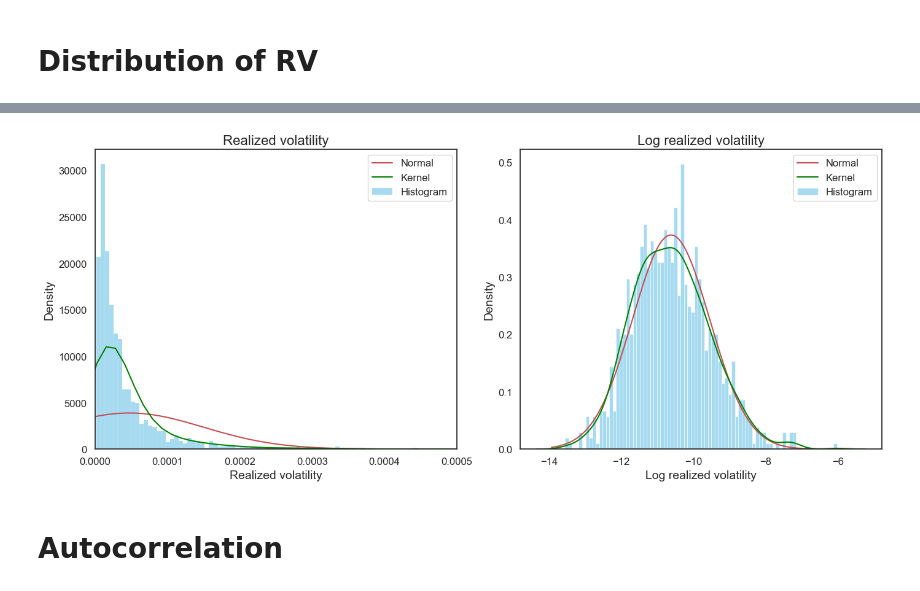
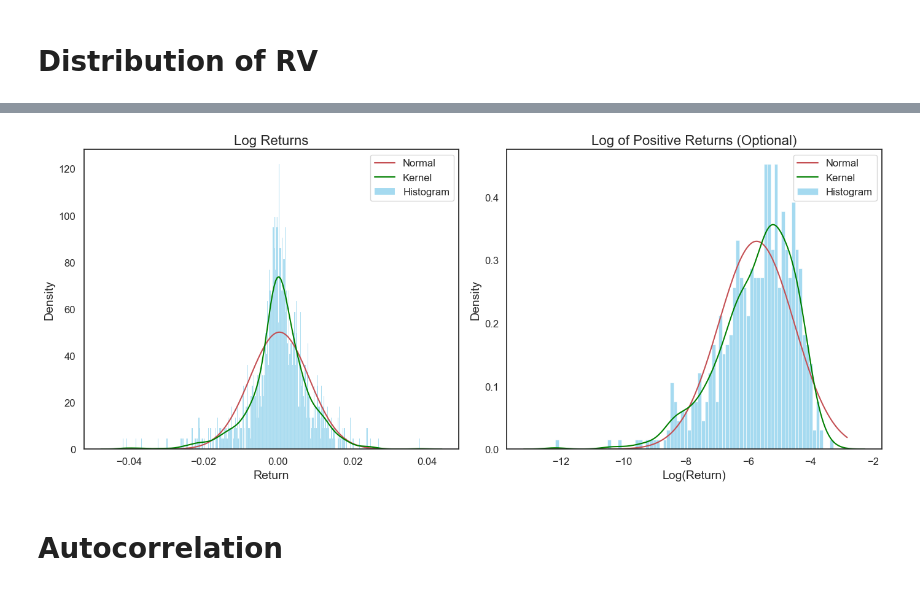
Before and after one commit to HyunminHong/Kalman-Heston-Filter, a Jupyter notebook: simulation/plotting_data.ipynb, the cells around one changed output, grey strips where cells are left out. Cells and saved outputs as stored; diff of their text form; code cells hidden in the pictures.

```diff
--- a/simulation/plotting_data.ipynb
+++ b/simulation/plotting_data.ipynb
@@ -33,42 +101,52 @@ df = df.loc[pd.to_datetime('2014-01-01'):pd.to_datetime('2018-06-01')]
 # %%
-rv = df['rv10'].dropna()
-log_rv = np.log(rv)
+import numpy as np
+import matplotlib.pyplot as plt
+import seaborn as sns
+from scipy.stats import norm
+
+# Prepare data
+rtn = np.log(df['close_price']).diff().dropna()
+log_rtn = np.log(rtn[rtn > 0])  # optional, if you want to still look at log of positive returns
 
 fig, ax = plt.subplots(1, 2, figsize=(14, 6))
 
-sns.histplot(rv, kde=False, stat='density', bins=400, color='skyblue', ax=ax[0], label='Histogram')
+# Left subplot: Return histogram and density curves
+sns.histplot(rtn, kde=False, stat='density', bins=400, color='skyblue', ax=ax[0], label='Histogram')
 
-xmin, xmax = rv.min(), rv.max()
+xmin, xmax = rtn.min(), rtn.max()
 x_vals = np.linspace(xmin, xmax, 500)
-mu, std = norm.fit(rv)
-ax[0].plot(x_vals, norm.pdf(x_vals, mu, std), 'r', label='Normal')
 
-sns.kdeplot(rv, ax=ax[0], color='green', label='Kernel')
+# Fit and plot the normal distribution
+mu_rtn, std_rtn = norm.fit(rtn)
+ax[0].plot(x_vals, norm.pdf(x_vals, mu_rtn, std_rtn), 'r', label='Normal')
 
-ax[0].set_title('Realized volatility', fontsize=16)
-ax[0].set_xlabel('Realized volatility', fontsize=14)
+# Add kernel density estimate
+sns.kdeplot(rtn, ax=ax[0], color='green', label='Kernel')
+
+ax[0].set_title('Log Returns', fontsize=16)
+ax[0].set_xlabel('Return', fontsize=14)
 ax[0].set_ylabel('Density', fontsize=14)
-ax[0].set_xlim(0, 0.0005)
 ax[0].tick_params(axis='both', labelsize=12)
 ax[0].legend(fontsize=12)
 
-sns.histplot(log_rv, kde=False, stat='density', bins=80, color='skyblue', ax=ax[1], label='Histogram')
-xmin, xmax = ax[1].get_xlim()
-x_vals = np.linspace(xmin, xmax, 500)
-mu_log, std_log = norm.fit(log_rv)
-ax[1].plot(x_vals, norm.pdf(x_vals, mu_log, std_log), 'r', label='Normal')
-sns.kdeplot(log_rv, ax=ax[1], color='green', label='Kernel')
+# Right subplot: Log of positive returns (optional, for exploration)
+sns.histplot(log_rtn, kde=False, stat='density', bins=80, color='skyblue', ax=ax[1], label='Histogram')
+xmin_log, xmax_log = ax[1].get_xlim()
+x_vals_log = np.linspace(xmin_log, xmax_log, 500)
+mu_log, std_log = norm.fit(log_rtn)
+ax[1].plot(x_vals_log, norm.pdf(x_vals_log, mu_log, std_log), 'r', label='Normal')
+sns.kdeplot(log_rtn, ax=ax[1], color='green', label='Kernel')
 
-ax[1].set_title('Log realized volatility', fontsize=16)
-ax[1].set_xlabel('Log realized volatility', fontsize=14)
+ax[1].set_title('Log of Positive Returns (Optional)', fontsize=16)
+ax[1].set_xlabel('Log(Return)', fontsize=14)
 ax[1].set_ylabel('Density', fontsize=14)
 ax[1].tick_params(axis='both', labelsize=12)
 ax[1].legend(fontsize=12)
 
 plt.tight_layout()
 plt.show()
 # %% [output]
-[figure, old version]
+[figure, new version]
 # %% [markdown]
 # Autocorrelation
 # %%
```
Also changed, not shown: parts of 3 cells of this notebook, 2 other files.
